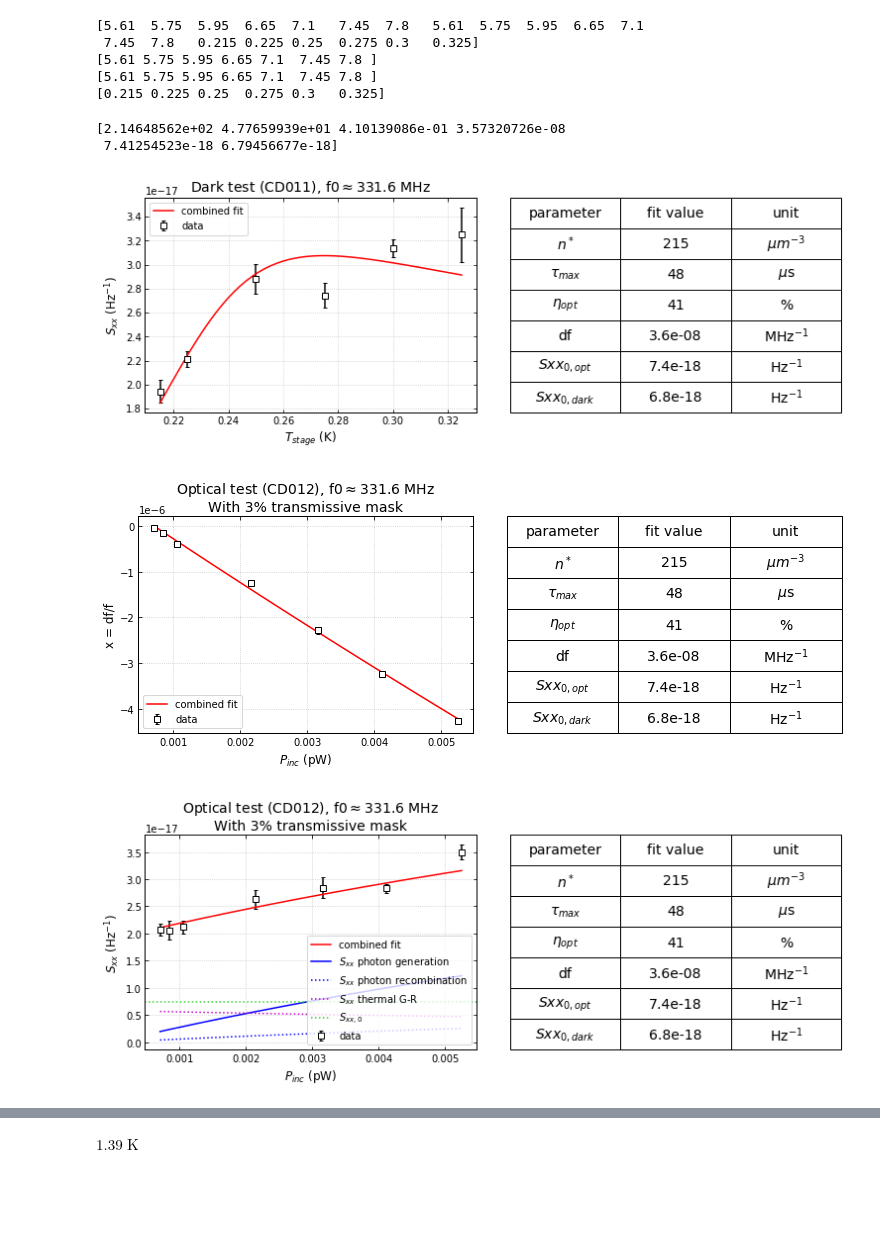
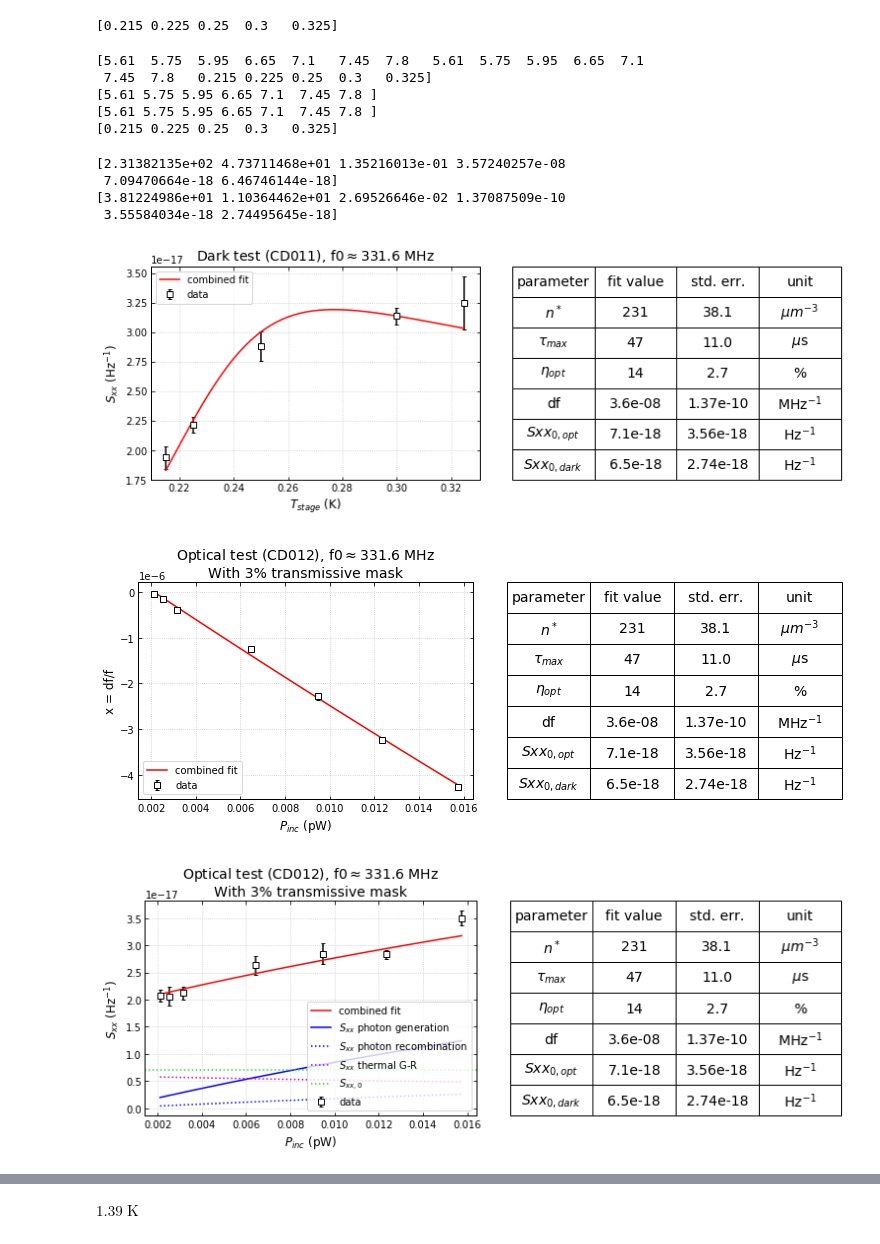
Before and after one commit to jaguirre/STARsoft, a Jupyter notebook: Python/Evap_devices_dark+optical.ipynb, the cells around one changed output, grey strips where cells are left out. Cells and saved outputs as stored; diff of their text form; code cells hidden in the pictures; blank space fills up the shorter version.

Commit message:
Merge branch 'master' of https://github.com/jaguirre/STARsoft
# Conflicts:
#	Python/.ipynb_checkpoints/Evap_devices_dark+optical-checkpoint.ipynb

```diff
--- a/Python/Evap_devices_dark+optical.ipynb
+++ b/Python/Evap_devices_dark+optical.ipynb
@@ -52,13 +53,16 @@ for temp in TBBoptpts:
 # %%
 Tstagedarkdata,f0darkdata,xdarkdata,sxxdarkdata = np.loadtxt('optical_response_evap_devices/CD011_reduced_Res0.csv',delimiter=',',unpack=True)
 # %%
-Tstagedarkpts = np.sort(list(set(Tstagedarkdata)))
+Tstagedarkpts = np.delete(np.sort(list(set(Tstagedarkdata))),3)
 f0darkpts = []
 f0darkerr = []
 xdarkpts = []
 xdarkerr = []
 sxxdarkpts = []
 sxxdarkerr = []
+print(Tstagedarkpts)
+# %% [output]
+[0.215 0.225 0.25  0.3   0.325]
 # %%
 for temp in Tstagedarkpts:
     inds = np.where(Tstagedarkdata == temp)
@@ -82,10 +86,10 @@ print(xdata[len(TBBoptpts):2*len(TBBoptpts)])
 print(xdata[-len(Tstagedarkpts)::])
 # %% [output]
 [5.61  5.75  5.95  6.65  7.1   7.45  7.8   5.61  5.75  5.95  6.65  7.1
- 7.45  7.8   0.215 0.225 0.25  0.275 0.3   0.325]
+ 7.45  7.8   0.215 0.225 0.25  0.3   0.325]
 [5.61 5.75 5.95 6.65 7.1  7.45 7.8 ]
 [5.61 5.75 5.95 6.65 7.1  7.45 7.8 ]
-[0.215 0.225 0.25  0.275 0.3   0.325]
+[0.215 0.225 0.25  0.3   0.325]
 # %%
 # Parameters to hold constant in the fit
 alpha = 0.73*u.dimensionless_unscaled
@@ -120,12 +124,17 @@ bounds = ([10,10,0.5,-1,1e-19,1e-19],[1e5,1e4,1,1,np.min(sxxoptpts),np.min(sxxda
 #bounds = ([10,10,0.5,-1,1e-19,1e-19],[1e5,1e4,1,1,3e-17,3e-17])
 
 comb_popt,comb_pcov = curve_fit(combfunc,xdata,ydata,p0=p0,sigma=yerr)
+comb_perr = np.sqrt(np.diag(comb_pcov))
 print(comb_popt)
+print(comb_perr)
 # %% [output]
-[2.14648562e+02 4.77659939e+01 4.10139086e-01 3.57320726e-08
- 7.41254523e-18 6.79456677e-18]
+[2.31382135e+02 4.73711468e+01 1.35216013e-01 3.57240257e-08
+ 7.09470664e-18 6.46746144e-18]
+[3.81224986e+01 1.10364462e+01 2.69526646e-02 1.37087509e-10
+ 3.55584034e-18 2.74495645e-18]
 # %%
 n_star_fit,tau_max_fit,eta_opt_fit,df_fit,Sxx0opt_fit,Sxx0dark_fit = comb_popt
+n_star_err,tau_max_err,eta_opt_err,df_err,Sxx0opt_err,Sxx0dark_err = comb_perr
 
 Tstagefit = np.linspace(Tstagedarkpts.min(),Tstagedarkpts.max(),num=50)
 sxxdarkfit = sxxdarkfunc(Tstagefit,n_star_fit,tau_max_fit,Sxx0dark_fit)
@@ -138,31 +147,31 @@ SxxGphoton = kids.Sxx_G_photon(alpha,f,Tstage,Tc,TBBfit,V,n_star_fit,tau_max_fit
 SxxRphoton = kids.Sxx_R_photon(alpha,f,Tstage,Tc,TBBfit,V,n_star_fit,tau_max_fit,eta_pb,nu_opt,eta_opt_fit,trans,N0)
 SxxGRth = kids.Sxx_GR_th(alpha,f,Tstage,Tc,TBBfit,V,n_star_fit,tau_max_fit,eta_pb,nu_opt,eta_opt_fit,trans,N0)
 # %%
-cell_text = [['parameter','fit value','unit'],
-             [r'$n^*$','{:.0f}'.format(n_star_fit),r'$\mu m^{-3}$'],
-             [r'$\tau_{max}$','{:.0f}'.format(tau_max_fit),r'$\mu$s'],
-             [r'$\eta_{opt}$','{:.0f}'.format(100*eta_opt_fit),'%'],
-             ['df','{:.1e}'.format(df_fit),r'MHz$^{-1}$'],
-             [r'$Sxx_{0,opt}$','{:.1e}'.format(Sxx0opt_fit),r'Hz$^{-1}$'],
-             [r'$Sxx_{0,dark}$','{:.1e}'.format(Sxx0dark_fit),r'Hz$^{-1}$']]
+cell_text = [['parameter','fit value','std. err.','unit'],
+             [r'$n^*$','{:.0f}'.format(n_star_fit),'{:.1f}'.format(n_star_err),r'$\mu m^{-3}$'],
+             [r'$\tau_{max}$','{:.0f}'.format(tau_max_fit),'{:.1f}'.format(tau_max_err),r'$\mu$s'],
+             [r'$\eta_{opt}$','{:.0f}'.format(100*eta_opt_fit),'{:.1f}'.format(100*eta_opt_err),'%'],
+             ['df','{:.1e}'.format(df_fit),'{:.2e}'.format(df_err),r'MHz$^{-1}$'],
+             [r'$Sxx_{0,opt}$','{:.1e}'.format(Sxx0opt_fit),'{:.2e}'.format(Sxx0opt_err),r'Hz$^{-1}$'],
+             [r'$Sxx_{0,dark}$','{:.1e}'.format(Sxx0dark_fit),'{:.2e}'.format(Sxx0dark_err),r'Hz$^{-1}$']]
 # %%
-plt.errorbar(x=Tstagedarkpts,y=sxxdarkpts,yerr=sxxdarkerr,linestyle=None,fmt='s',markerfacecolor='w',markeredgecolor='k',ecolor='k',label='data')
+p1 = plt.errorbar(x=Tstagedarkpts,y=sxxdarkpts,yerr=sxxdarkerr,linestyle=None,fmt='s',markerfacecolor='w',markeredgecolor='k',ecolor='k',label='data')
 plt.plot(Tstagefit,sxxdarkfit,'r-',label='combined fit')
 plt.ticklabel_format(axis='y',style='sci',scilimits=(0,0))
 plt.xlabel(r'$T_{stage}$ (K)')
 plt.ylabel(r'$S_{xx}$ (Hz$^{-1}$)')
 plt.title(r'Dark test (CD011), f0$\approx$331.6 MHz')
 plt.legend(loc='upper left')
 
 the_table = plt.table(cellText=cell_text, loc='right',cellLoc='center',bbox=[1.1, 0, 1, 1])
 the_table.auto_set_font_size(False)
 the_table.set_fontsize(14)
 
 if save==True: plt.savefig('C:\\Users\\Alyssa\\Penn Google Drive\\Penn & NSTRF\\Caltech Devices\\Evap_Devices_Analysis\\evap_devices\\trifitplots\\CD011_res0_Sxx_vs_Tstage_'+plotlabel+'.png')
 # %% [output]
-[figure, old version]
+[figure, new version]
 # %%
-plt.errorbar(x=Pincoptpts.value,y=xoptpts,yerr=xopterr,linestyle=None,fmt='s',markerfacecolor='w',markeredgecolor='k',ecolor='k',label='data')
+p2 = plt.errorbar(x=Pincoptpts.value,y=xoptpts,yerr=xopterr,linestyle=None,fmt='s',markerfacecolor='w',markeredgecolor='k',ecolor='k',label='data')
 plt.plot(kids.TBB_to_Pinc(TBBfit,trans),xoptfit,'r-',label='combined fit')
 plt.ticklabel_format(axis='y',style='sci',scilimits=(0,0))
 plt.xlabel(r'$P_{inc}$ (pW)')
@@ -176,9 +185,9 @@ the_table.set_fontsize(14)
 
 if save==True: plt.savefig('C:\\Users\\Alyssa\\Penn Google Drive\\Penn & NSTRF\\Caltech Devices\\Evap_Devices_Analysis\\evap_devices\\trifitplots\\CD012_res0_x_vs_Pinc_'+plotlabel+'.png')
 # %% [output]
-[figure, old version]
+[figure, new version]
 # %%
-plt.errorbar(x=Pincoptpts.value,y=sxxoptpts,yerr=sxxopterr,linestyle=None,fmt='s',markerfacecolor='w',markeredgecolor='k',ecolor='k',label='data')
+p3 = plt.errorbar(x=Pincoptpts.value,y=sxxoptpts,yerr=sxxopterr,linestyle=None,fmt='s',markerfacecolor='w',markeredgecolor='k',ecolor='k',label='data')
 plt.plot(kids.TBB_to_Pinc(TBBfit,trans),sxxoptfit,'r-',label='combined fit')
 plt.plot(kids.TBB_to_Pinc(TBBfit,trans),SxxGphoton,linestyle='-',color='b',label=r'$S_{xx}$ photon generation')
 plt.plot(kids.TBB_to_Pinc(TBBfit,trans),SxxRphoton,linestyle=':',color='b',label=r'$S_{xx}$ photon recombination')
@@ -197,4 +206,4 @@ the_table.set_fontsize(14)
 
 if save==True: plt.savefig('C:\\Users\\Alyssa\\Penn Google Drive\\Penn & NSTRF\\Caltech Devices\\Evap_Devices_Analysis\\evap_devices\\trifitplots\\CD012_res0_sxx_vs_Pinc_'+plotlabel+'.png')
 # %% [output]
-[figure, old version]
+[figure, new version]
```
Also changed, not shown: parts of 14 cells of this notebook, 15 other files.
